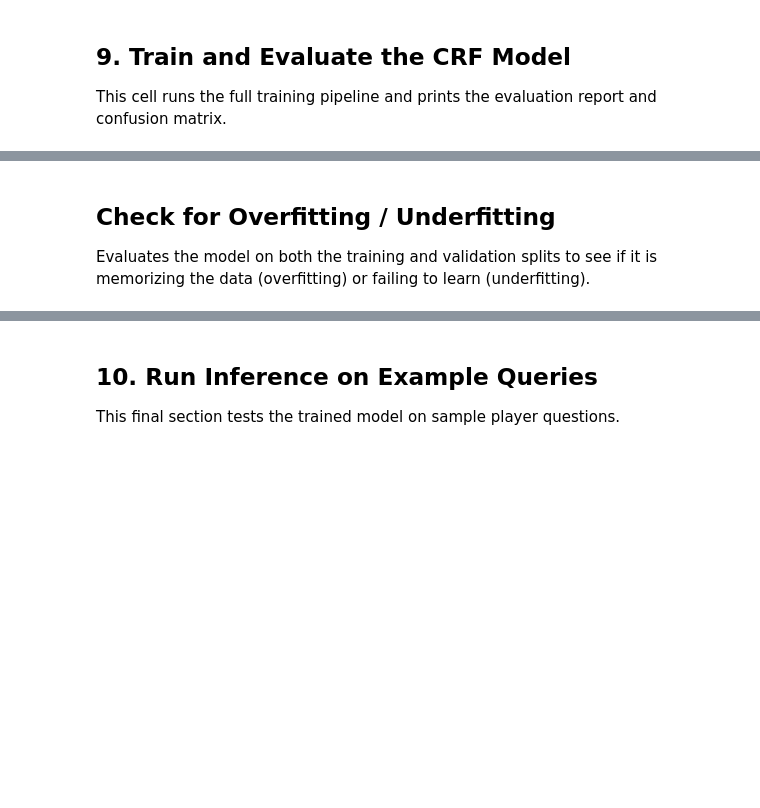
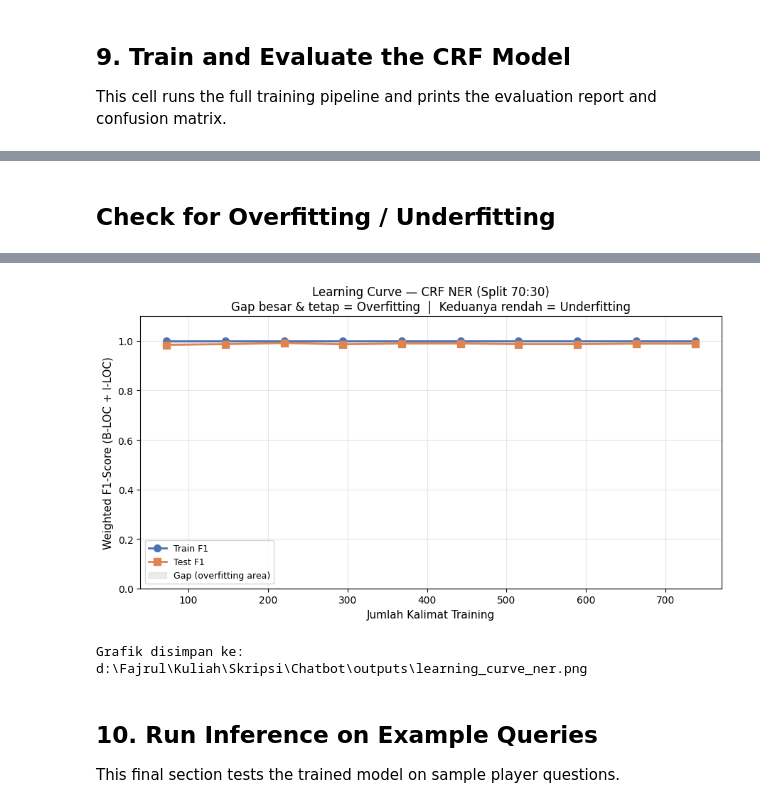
Before and after one commit to fajrulfalah28/paimonguide, a Jupyter notebook: genshin_location_ner_colab.ipynb, the cells around one changed output, grey strips where cells are left out. Saved outputs shown, nothing was run; the diff lists cells and outputs as text; code cells hidden in the pictures; blank space fills up the shorter version.

```diff
--- a/genshin_location_ner_colab.ipynb
+++ b/genshin_location_ner_colab.ipynb
@@ -741,7 +728,7 @@ def train_pipeline(dataset_path: Path, gazetteer_path: Path, output_dir: Path, a
 
     train_sentences, test_sentences = train_test_split(
         sentences,
-        test_size=0.2,
+        test_size=0.3,
         random_state=random_state,
         shuffle=True,
     )
@@ -1423,3 +1410,0 @@ Confusion matrix saved to: d:\Fajrul\Kuliah\Skripsi\Chatbot\outputs\confusion_ma
-# %% [markdown]
-## Check for Overfitting / Underfitting
-Evaluates the model on both the training and validation splits to see if it is memorizing the data (overfitting) or failing to learn (underfitting).
@@ -1522,0 +1411,71 @@ overfitting_report_full(results["model"], DATASET_PATH, GAZETTEER_PATH)
+# %% [markdown]
+## Check for Overfitting / Underfitting
+# %%
+import numpy as np
+import matplotlib.pyplot as plt
+from sklearn_crfsuite import metrics as crf_metrics
+
+OUTPUT_DIR.mkdir(exist_ok=True)
+
+_gaz_names  = results["gazetteer_names"]
+_gaz_tokens = results["gazetteer_tokens"]
+
+import random as _random
+_rng = _random.Random(42)
+_shuffled = list(full_augmented)
+_rng.shuffle(_shuffled)
+
+_split     = int(len(_shuffled) * 0.7)
+_train_pool = _shuffled[:_split]
+_test_sents = _shuffled[_split:]
+
+_X_te, _y_te = build_feature_matrices(_test_sents, _gaz_names, _gaz_tokens)
+
+print(f"Total data  : {len(_shuffled)} kalimat")
+print(f"Train pool  : {len(_train_pool)} kalimat (70%)")
+print(f"Test set    : {len(_test_sents)} kalimat (30%, tetap)\n")
+
+# ── Loop bertahap ──────────────────────────────────────────
+_fracs      = [0.1, 0.2, 0.3, 0.4, 0.5, 0.6, 0.7, 0.8, 0.9, 1.0]
+_train_f1s  = []
+_test_f1s   = []
+_n_samples  = []
+
+for frac in _fracs:
+    n = max(2, int(len(_train_pool) * frac))
+    subset = _train_pool[:n]
+    X_tr, y_tr = build_feature_matrices(subset, _gaz_names, _gaz_tokens)
+    m = train_crf(X_tr, y_tr)
+    tr_f1 = crf_metrics.flat_f1_score(y_tr, m.predict(X_tr), average="weighted", labels=["B-LOC", "I-LOC"])
+    te_f1 = crf_metrics.flat_f1_score(_y_te, m.predict(_X_te), average="weighted", labels=["B-LOC", "I-LOC"])
+    _train_f1s.append(tr_f1)
+    _test_f1s.append(te_f1)
+    _n_samples.append(n)
+    print(f"  n={n:5d} ({frac*100:4.0f}%): Train={tr_f1:.4f} | Test={te_f1:.4f} | Gap={tr_f1 - te_f1:.4f}")
+
+# ── Visualisasi ────────────────────────────────────────────
+fig, ax = plt.subplots(figsize=(9, 5))
+
+ax.plot(_n_samples, _train_f1s, "o-", color="#4C72B0", linewidth=2, markersize=7, label="Train F1")
+ax.plot(_n_samples, _test_f1s,  "s-", color="#DD8452", linewidth=2, markersize=7, label="Test F1")
+ax.fill_between(
+    _n_samples, _train_f1s, _test_f1s,
+    alpha=0.15, color="gray", label="Gap"
+)
+
+ax.set_xlabel("Jumlah Kalimat Training", fontsize=11)
+ax.set_ylabel("Weighted F1-Score (B-LOC + I-LOC)", fontsize=11)
+ax.set_title(
+    "Learning Curve — CRF NER (Split 70:30)",
+    fontsize=12
+)
+ax.set_ylim(0.0, 1.1)
+ax.legend(fontsize=9)
+ax.grid(True, alpha=0.3)
+fig.tight_layout()
+
+_save_path = OUTPUT_DIR / "learning_curve_ner.png"
+fig.savefig(_save_path, dpi=200)
+plt.show()
+print(f"\nGrafik disimpan ke: {_save_path}")
+# %% [output]
@@ -1523,3 +1496,5 @@ overfitting_report_full(results["model"], DATASET_PATH, GAZETTEER_PATH)
+[figure, added]
+Grafik disimpan ke: d:\Fajrul\Kuliah\Skripsi\Chatbot\outputs\learning_curve_ner.png
 # %% [markdown]
 ## 10. Run Inference on Example Queries
 
```
Also changed, not shown: parts of 11 cells of this notebook, 9 other files.
